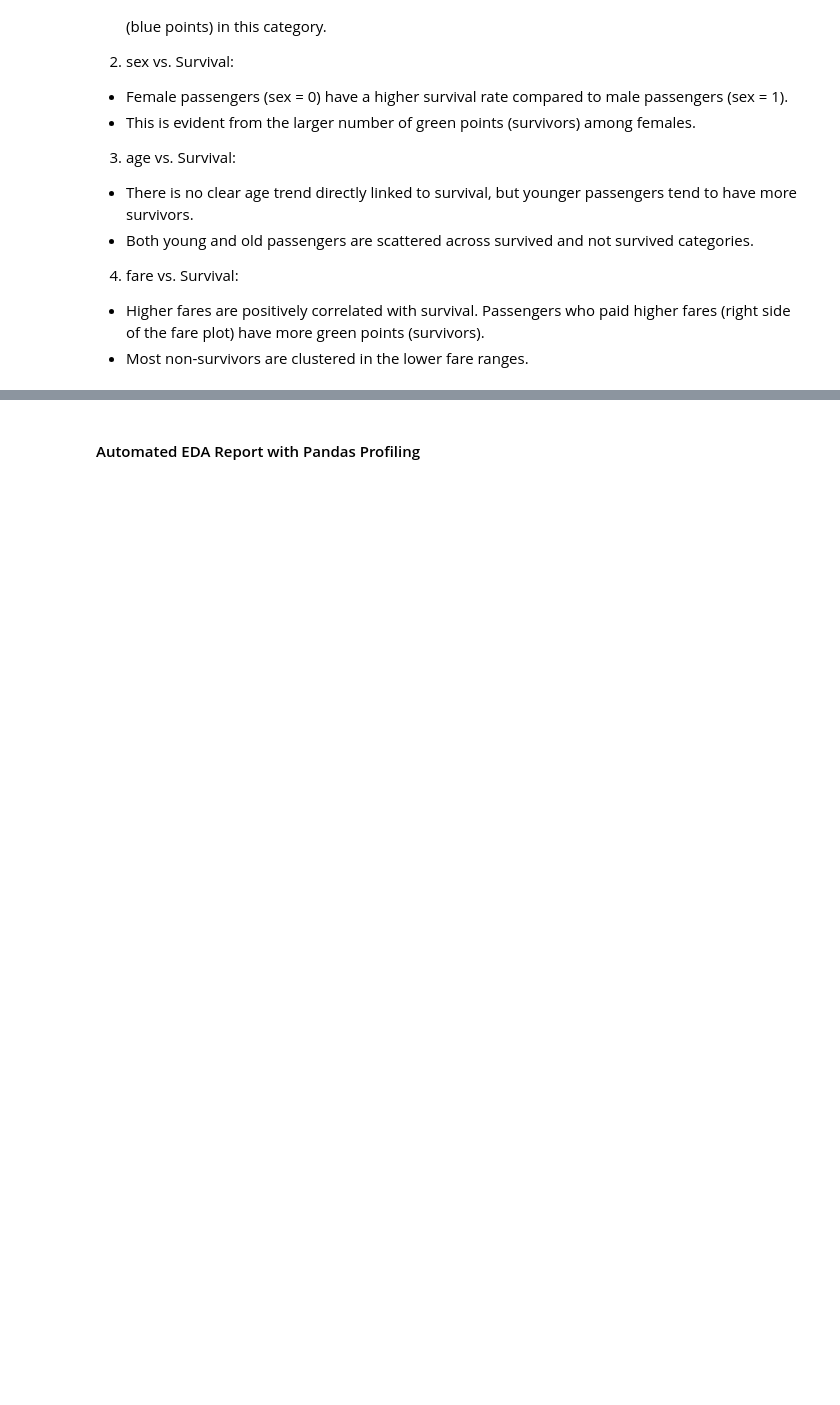
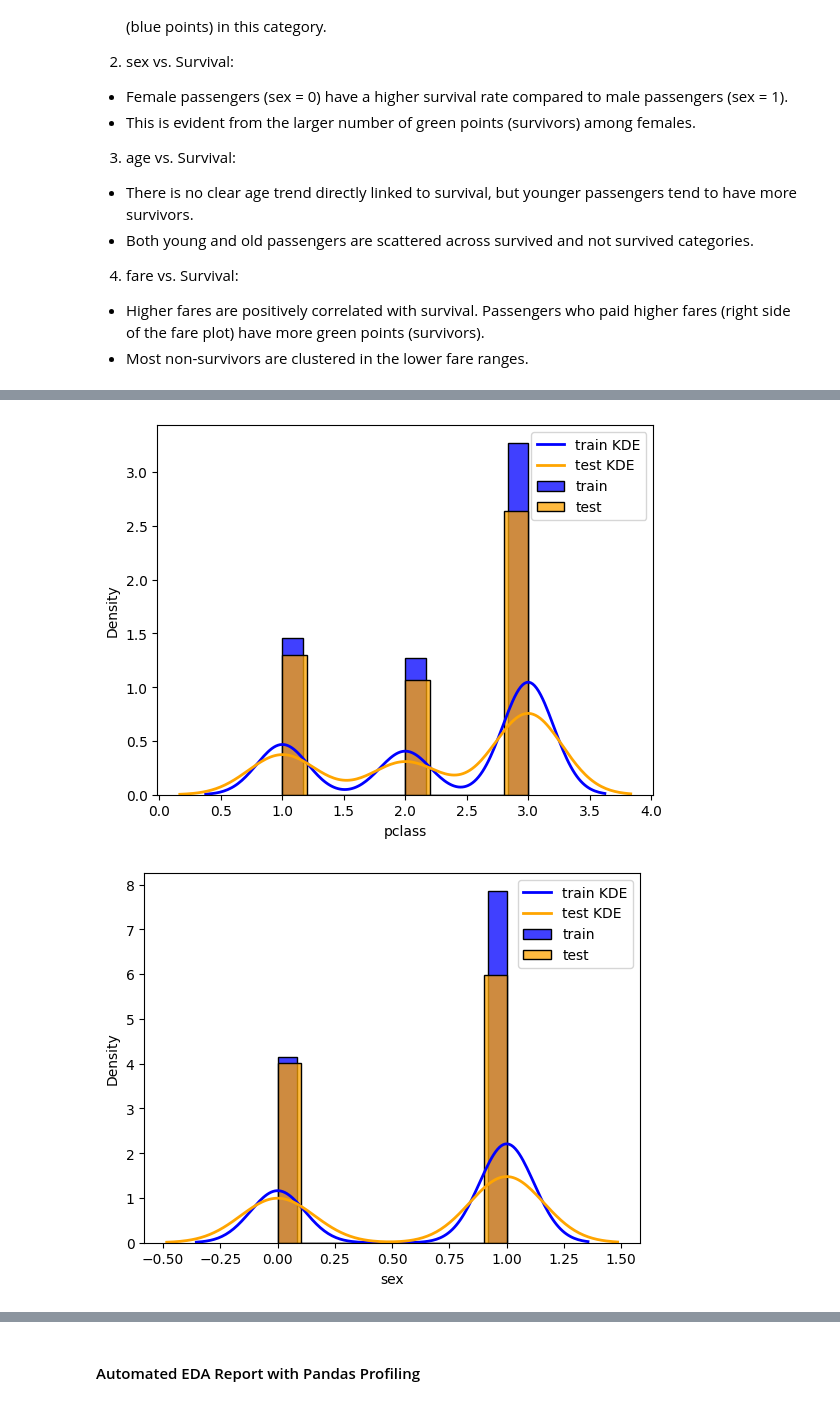
Before and after one commit to racousin/data_science_practice, a Jupyter notebook: website/public/modules/module3/course/module3_course.ipynb, the cells around one changed output, grey strips where cells are left out. Cells and saved outputs as stored; diff of their text form; code cells hidden in the pictures; blank space fills up the shorter version.

Commit message:
module 4 improvments

```diff
--- a/website/public/modules/module3/course/module3_course.ipynb
+++ b/website/public/modules/module3/course/module3_course.ipynb
@@ -453,0 +413,4 @@ Pairplot of selected features:
+# %%
+# Read test and apply same changes as train
+X_test = pd.read_csv("module3_course_test.csv", sep=",", index_col='id')
+X_test.drop("embarked", axis=1, inplace=True)
@@ -453,0 +432,17 @@ Pairplot of selected features:
+# %%
+for col in X_test.columns:
+    plt.figure()
+
+    # Plot histograms for train and test
+    sns.histplot(df[col], label='train', color='blue', kde=False, stat='density')
+    sns.histplot(X_test[col], label='test', color='orange', kde=False, stat='density')
+
+    # Overlay KDE plots for train and test
+    sns.kdeplot(df[col], color='blue', label='train KDE', linewidth=2)
+    sns.kdeplot(X_test[col], color='orange', label='test KDE', linewidth=2)
+
+    plt.legend()
+    plt.show()
+# %% [output]
+[figure, added]
+[figure, added]
```
Also changed, not shown: parts of 24 cells of this notebook, 37 other files.
